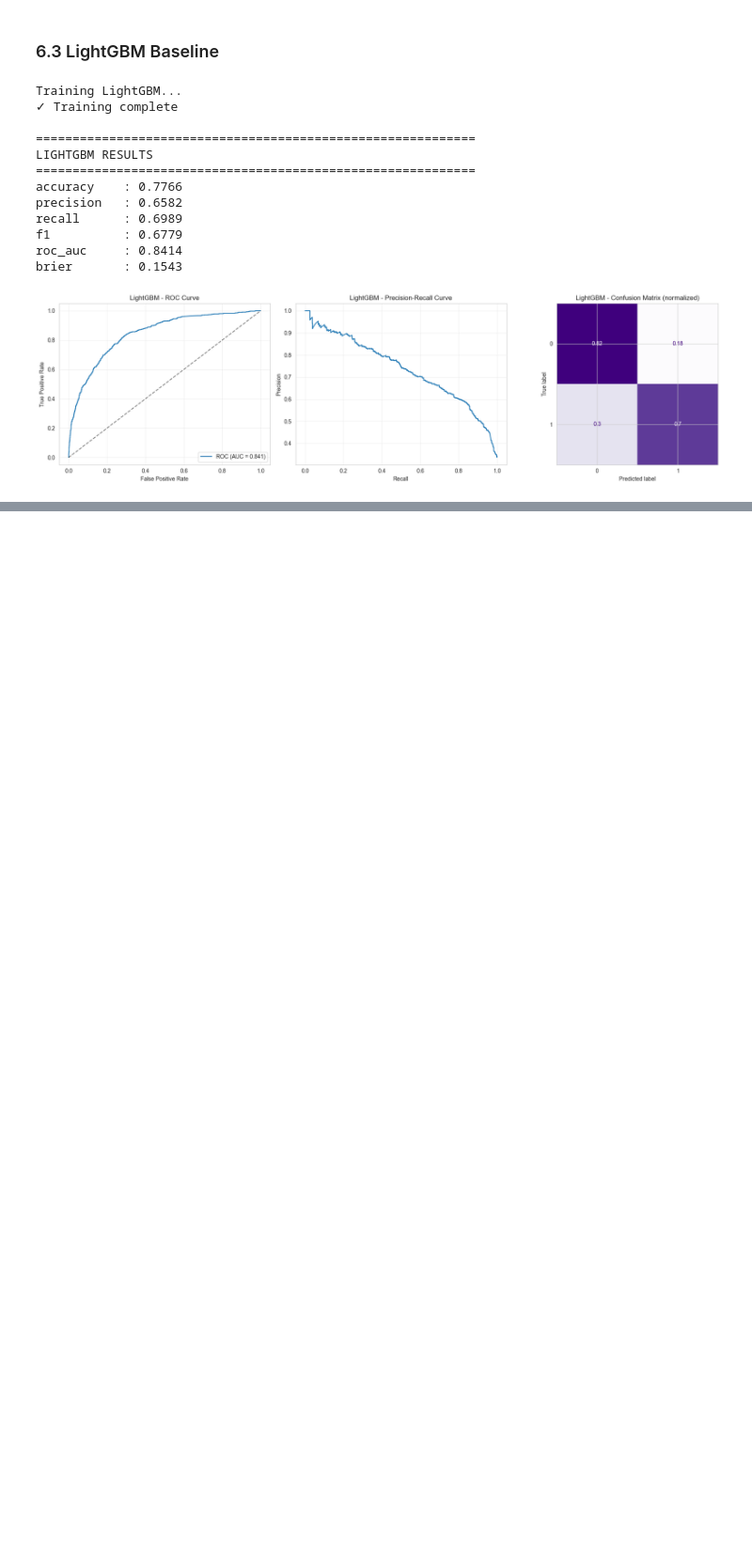
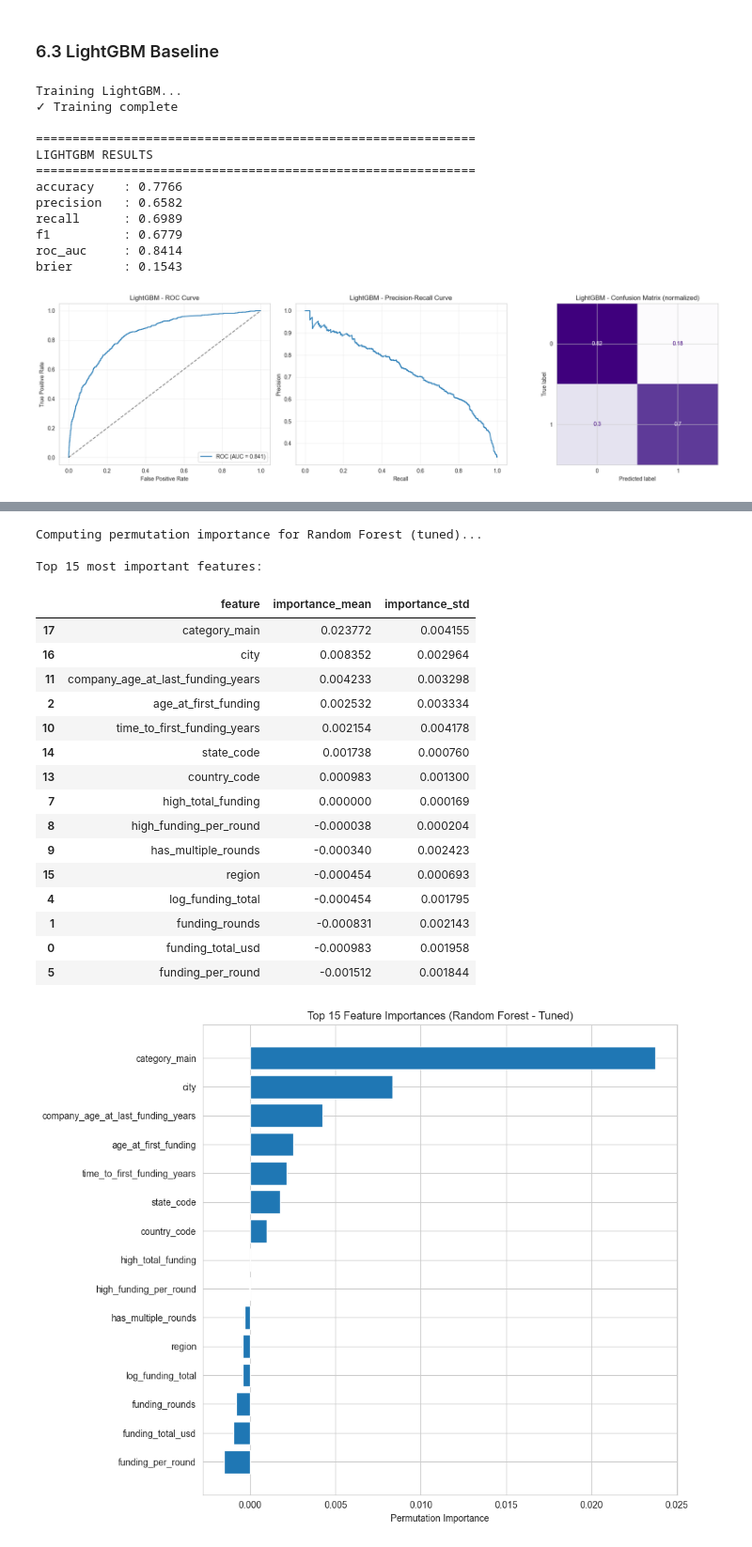
Before and after one commit to yxseef/venturesurvive, a Jupyter notebook: notebooks/04_modeling.ipynb, the cells around one changed output, grey strips where cells are left out. Shown: that part at 94% size. Cells and saved outputs as stored; diff of their text form; code cells hidden in the pictures; blank space fills up the shorter version.

```diff
--- a/notebooks/04_modeling.ipynb
+++ b/notebooks/04_modeling.ipynb
@@ -824,0 +671,56 @@ print("="*80)
+# %%
+print("Computing permutation importance for Random Forest (tuned)...")
+
+# Use only the features that are actually used by the preprocessor
+X_test_importance = X_test[numeric_cols + categorical_cols]
+
+perm_importance = permutation_importance(
+    best_rf,
+    X_test_importance,
+    y_test,
+    n_repeats=10,
+    random_state=RANDOM_STATE,
+    n_jobs=-1
+)
+
+feature_names = X_test_importance.columns
+
+importance_df = pd.DataFrame({
+    "feature": feature_names,
+    "importance_mean": perm_importance.importances_mean,
+    "importance_std": perm_importance.importances_std,
+}).sort_values("importance_mean", ascending=False)
+
+print("\nTop 15 most important features:")
+display(importance_df.head(15))
+
+plt.figure(figsize=(10, 8))
+top_features = importance_df.head(15)
+plt.barh(range(len(top_features)), top_features["importance_mean"])
+plt.yticks(range(len(top_features)), top_features["feature"])
+plt.xlabel("Permutation Importance")
+plt.title("Top 15 Feature Importances (Random Forest - Tuned)")
+plt.gca().invert_yaxis()
+plt.tight_layout()
+plt.show()
+# %% [output]
+Computing permutation importance for Random Forest (tuned)...
+
+Top 15 most important features:
+|  | feature | importance_mean | importance_std |
+| 17 | category_main | 0.023772 | 0.004155 |
+| 16 | city | 0.008352 | 0.002964 |
+| 11 | company_age_at_last_funding_years | 0.004233 | 0.003298 |
+| 2 | age_at_first_funding | 0.002532 | 0.003334 |
+| 10 | time_to_first_funding_years | 0.002154 | 0.004178 |
+| 14 | state_code | 0.001738 | 0.000760 |
+| 13 | country_code | 0.000983 | 0.001300 |
+| 7 | high_total_funding | 0.000000 | 0.000169 |
+| 8 | high_funding_per_round | -0.000038 | 0.000204 |
+| 9 | has_multiple_rounds | -0.000340 | 0.002423 |
+| 15 | region | -0.000454 | 0.000693 |
+| 4 | log_funding_total | -0.000454 | 0.001795 |
+| 1 | funding_rounds | -0.000831 | 0.002143 |
+| 0 | funding_total_usd | -0.000983 | 0.001958 |
+| 5 | funding_per_round | -0.001512 | 0.001844 |
+[figure, added]
```
Also changed, not shown: parts of 26 cells of this notebook.
